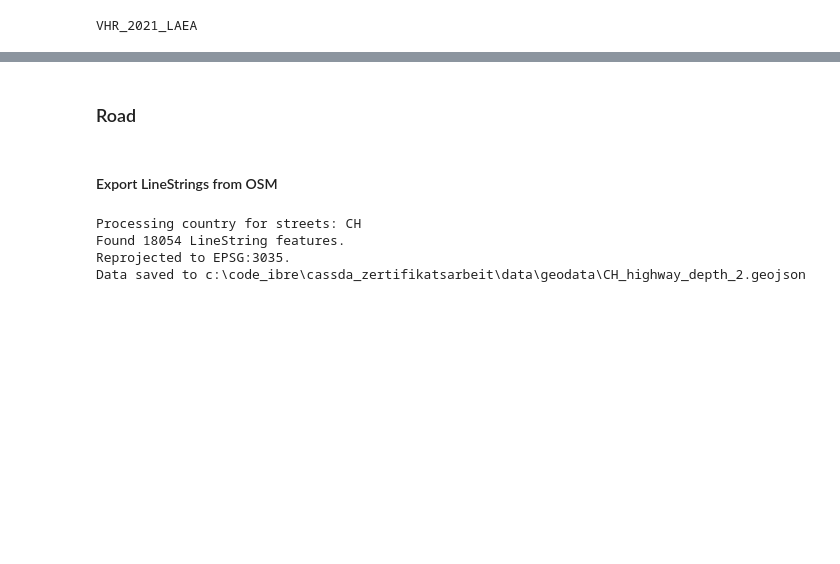
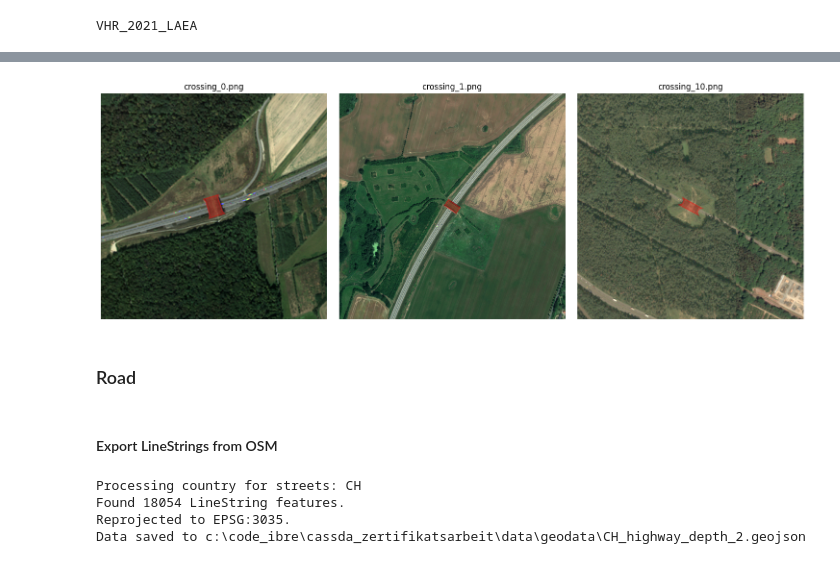
Before and after one commit to rschre/cassda-zertifikatsarbeit, a Jupyter notebook: notebooks/generic_data_download.ipynb, the cells around one changed output, grey strips where cells are left out. Cells and saved outputs as stored; diff of their text form; code cells hidden in the pictures; blank space fills up the shorter version.

Commit message:
add yolo export to wms tiles

```diff
--- a/notebooks/generic_data_download.ipynb
+++ b/notebooks/generic_data_download.ipynb
@@ -115,10 +188,10 @@ Saved GeoDataFrame to ../data/geodata/ch_wildlife_crossings_osm_bridges_only.geo
 # %%
 # config for satellite image download
 pixel_size = 2  # meter per pixel
-buffer_size = 256  # meter buffer around each point, square bbox
+buffer_size = 512  # meter buffer around each point, square bbox
 
 source_geometry_files = [
-    "../data/geodata/ch_wildlife_crossings_osm_bridges_only.geojson"
+    "../data/geodata/combined_wildlife_poly_bridges_filtered.gpkg"
 ]
 # %%
 wms = WebMapService(
@@ -190,3 +287,85 @@ Saved WMS crop for crossing 11 to ../data/satellite_images/ch_wildlife_crossings
+# %%
+import matplotlib.pyplot as plt
+import matplotlib.patches as patches
+from PIL import Image
+import numpy as np
+
+def visualize_yolo_label(image_path, label_path, num_examples=3):
+    """
+    Visualize YOLO segmentation labels overlaid on images.
+
+    Parameters:
+    -----------
+    image_path : str
+        Path to the directory containing images
+    label_path : str
+        Path to the directory containing YOLO label files
+    num_examples : int
+        Number of examples to visualize
+    """
+    image_files = sorted([f for f in os.listdir(image_path) if f.endswith('.png')])[:num_examples]
+
+    fig, axes = plt.subplots(1, num_examples, figsize=(5*num_examples, 5))
+    if num_examples == 1:
+        axes = [axes]
+
+    for idx, img_file in enumerate(image_files):
+        # Load image
+        img = Image.open(os.path.join(image_path, img_file))
+        img_array = np.array(img)
+
+        # Load corresponding label
+        label_file = img_file.replace('.png', '.txt')
+        label_file_path = os.path.join(label_path, label_file)
+
+        ax = axes[idx]
+        ax.imshow(img_array)
+
+        # Read and parse YOLO label
+        if os.path.exists(label_file_path):
+            with open(label_file_path, 'r') as f:
+                for line in f:
+                    parts = line.strip().split()
+                    if len(parts) < 3:
+                        continue
+
+                    class_id = int(parts[0])
+                    coords = [float(x) for x in parts[1:]]
+
+                    # Convert normalized coordinates to pixel coordinates
+                    img_height, img_width = img_array.shape[:2]
+                    pixel_coords = []
+                    for i in range(0, len(coords), 2):
+                        x_norm, y_norm = coords[i], coords[i+1]
+                        x_pixel = x_norm * img_width
+                        y_pixel = y_norm * img_height
+                        pixel_coords.append([x_pixel, y_pixel])
+
+                    # Draw polygon
+                    polygon = patches.Polygon(
+                        pixel_coords,
+                        closed=True,
+                        edgecolor='red',
+                        facecolor='red',
+                        alpha=0.3,
+                        linewidth=2
+                    )
+                    ax.add_patch(polygon)
+
+        ax.set_title(f'{img_file}')
+        ax.axis('off')
+
+    plt.tight_layout()
+    plt.show()
+
+
+visualize_yolo_label(
+    os.path.join(image_output_dir, "DE_wildlife_crossings", "images"),
+    os.path.join(image_output_dir, "DE_wildlife_crossings", "labels"),
+    num_examples=3
+)
+# %% [output]
+[figure, added]
 # %% [markdown]
 ### Road
 # %% [markdown]
```
Also changed, not shown: parts of 5 cells of this notebook, 8 other files.
